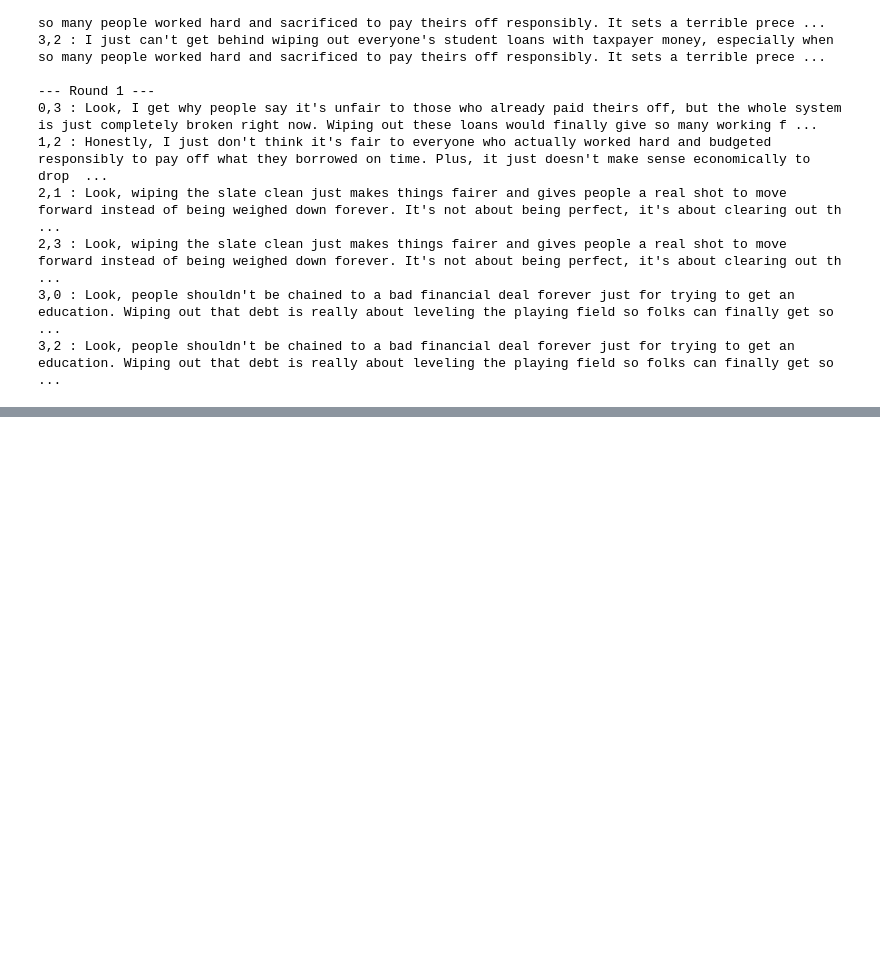
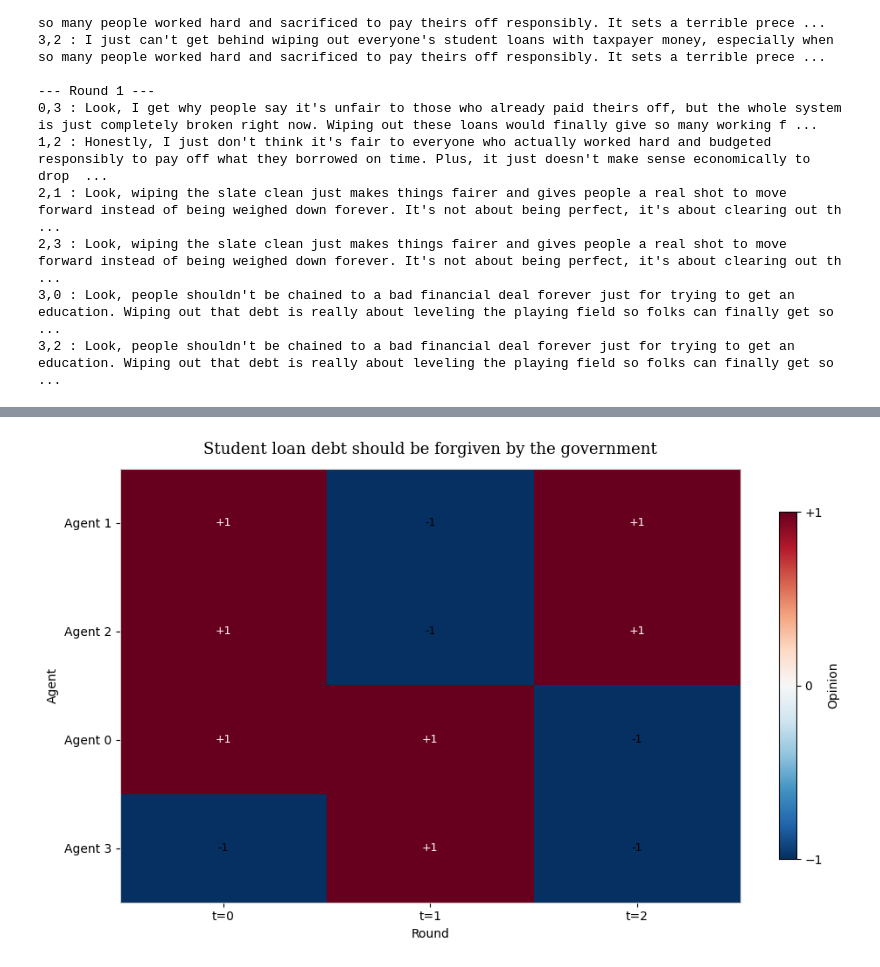
Before and after one commit to ongarileonardo/physics-of-agents, a Jupyter notebook: res/0a_gemini_example.ipynb, the cells around one changed output, grey strips where cells are left out. Drawn from its saved outputs; the diff is of its cells as text; code cells hidden in the pictures; blank space fills up the shorter version.

Commit message:
feat: added new gemma model

```diff
--- a/res/0a_gemini_example.ipynb
+++ b/res/0a_gemini_example.ipynb
@@ -249,0 +269,15 @@ Messages:
+# %%
+gemma_r = runs[2402]
+
+print("Statement:", gemma_r["statement"])
+print("\nPersonas:")
+for i, p in enumerate(gemma_r.get("personas", [])):
+    print(f"Agent {i}: {p}")
+
+print("\nJ:")
+for row in gemma_r["J"]:
+    print(row)
+
+print("\nOpinion history:")
+for t, spins in enumerate(gemma_r["spins_history"]):
+    print(f"Round {t}: {spins}")
@@ -249,0 +331,80 @@ Messages:
+# %%
+opinions = np.asarray(gemma_r["spins_history"])
+
+# opinions shape: (rounds, agents)
+T, N = opinions.shape
+
+fig, ax = plt.subplots(figsize=(10, 6))
+
+# Sort agents by their final opinion
+order = np.argsort(-opinions[-1])
+
+# Agents x rounds
+data = opinions.T[order]
+
+im = ax.imshow(
+    data,
+    cmap="RdBu_r",
+    vmin=-1,
+    vmax=1,
+    aspect="auto",
+    interpolation="nearest"
+)
+
+# X axis
+ax.set_xticks(
+    range(T),
+    [f"t={t}" for t in range(T)]
+)
+
+# Y axis
+ax.set_yticks(
+    range(N),
+    [f"Agent {i}" for i in order]
+)
+
+ax.set_xlabel("Round")
+ax.set_ylabel("Agent")
+
+ax.set_title(
+    r["statement"],
+    fontsize=13,
+    family="serif",
+    pad=12
+)
+
+# Add values inside cells
+for i in range(N):
+    for t in range(T):
+        value = data[i, t]
+
+        if value > 0:
+            text_color = "white"
+        else:
+            text_color = "black"
+
+        ax.text(
+            t,
+            i,
+            f"{value:+.0f}",
+            ha="center",
+            va="center",
+            fontsize=9,
+            color=text_color
+        )
+
+# Colorbar
+cbar = fig.colorbar(im, ax=ax, shrink=0.8)
+cbar.set_label("Opinion")
+
+cbar.set_ticks([-1, 0, 1])
+cbar.set_ticklabels(["−1", "0", "+1"])
+
+# Borders
+for s in ax.spines.values():
+    s.set_color("#d2d2cc")
+
+plt.tight_layout()
+plt.show()
+# %% [output]
+[figure, added]
```
Also changed, not shown: parts of 7 cells of this notebook, 7 other files.
